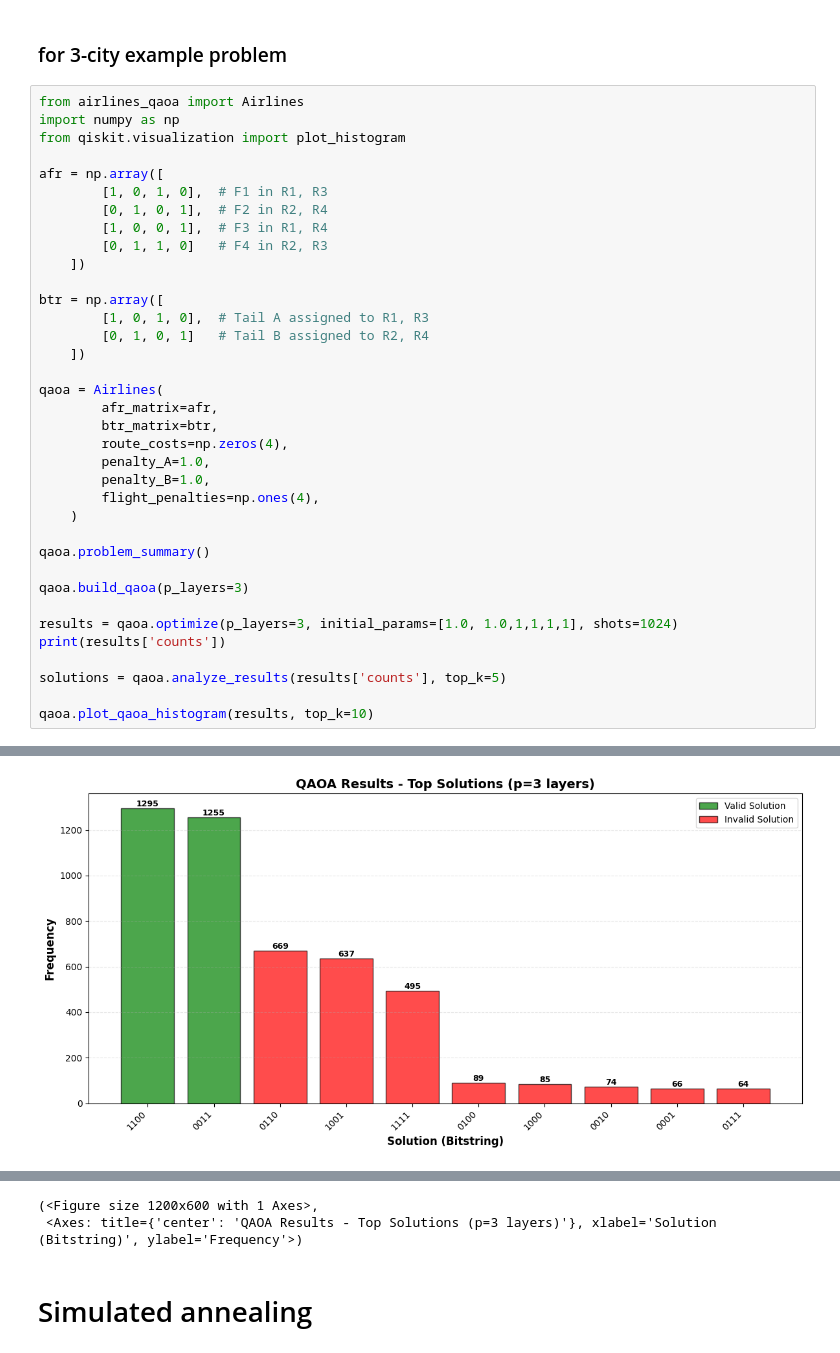
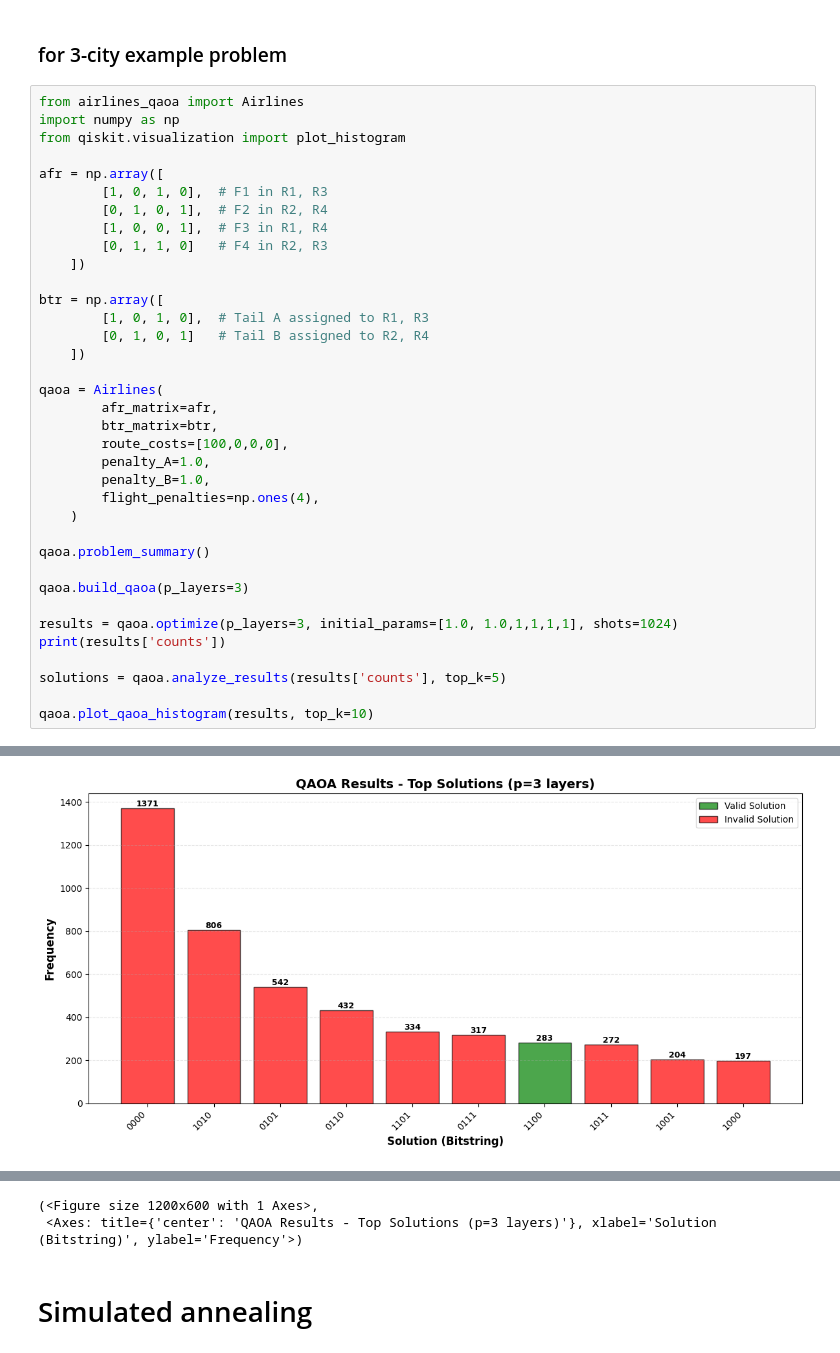
Before and after one commit to Suraj52721/Airlines, a Jupyter notebook: general_qaoa.ipynb, the cells around one changed output, grey strips where cells are left out. Saved outputs shown, nothing was run; the diff lists cells and outputs as text.

```diff
--- a/general_qaoa.ipynb
+++ b/general_qaoa.ipynb
@@ -22,7 +22,7 @@ btr = np.array([
 qaoa = Airlines(
         afr_matrix=afr,
         btr_matrix=btr,
-        route_costs=np.zeros(4),
+        route_costs=[100,0,0,0],
         penalty_A=1.0,
         penalty_B=1.0,
         flight_penalties=np.ones(4),
@@ -59,4 +59,4 @@ Flight Penalties (Cf for each flight):
-[figure, old version]
+[figure, new version]
 ================================================================================
 QAOA Histogram Summary
 ================================================================================
```
Also changed, not shown: parts of 8 cells of this notebook, 1 other file.
